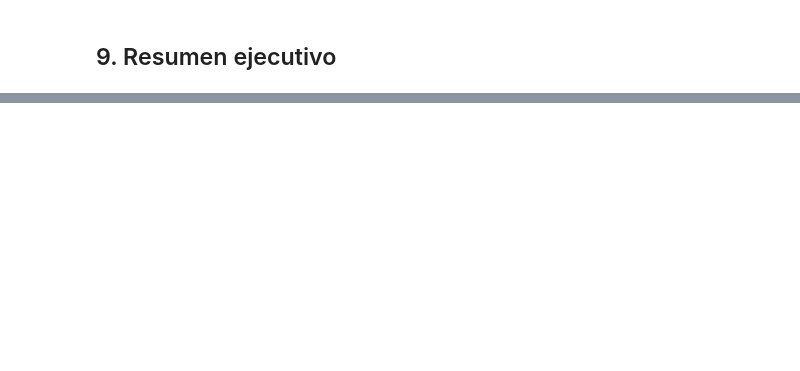
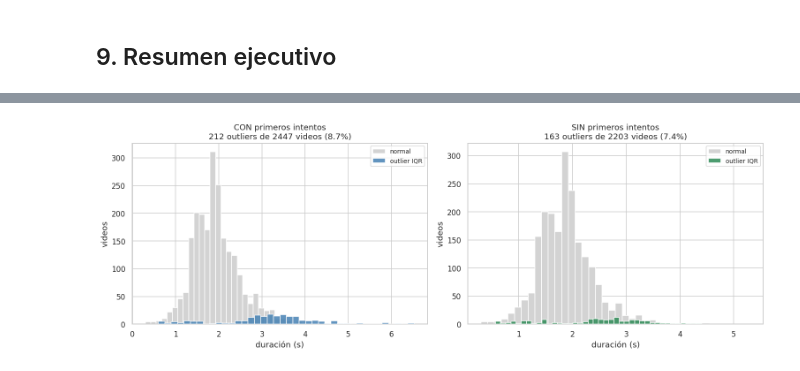
Before and after one commit to CompuPenguins/LSM_a_Esp, a Jupyter notebook: notebooks/eda_lsm_dataset.ipynb, the cells around one changed output, grey strips where cells are left out. Saved outputs shown, nothing was run; the diff lists cells and outputs as text; code cells hidden in the pictures; blank space fills up the shorter version.

```diff
--- a/notebooks/eda_lsm_dataset.ipynb
+++ b/notebooks/eda_lsm_dataset.ipynb
@@ -440,0 +696,26 @@ print('='*55)
+# %%
+fig, axes = plt.subplots(1, 2, figsize=(14, 5))
+
+for ax, df, titulo, color in zip(
+    axes,
+    [df_out, df_sin_primeros],
+    ['CON primeros intentos', 'SIN primeros intentos'],
+    ['steelblue', 'seagreen'],
+):
+    out = df[df['outlier_iqr']]
+    normal = df[~df['outlier_iqr']]
+
+    normal['duration_s'].hist(bins=40, ax=ax, color='lightgrey',
+                               edgecolor='white', label='normal', zorder=2)
+    out['duration_s'].hist(bins=40, ax=ax, color=color,
+                            edgecolor='white', alpha=0.85, label='outlier IQR', zorder=3)
+
+    ax.set_title(f'{titulo}\n{len(out)} outliers de {len(df)} videos ({len(out)/len(df)*100:.1f}%)')
+    ax.set_xlabel('duración (s)')
+    ax.set_ylabel('videos')
+    ax.legend(fontsize=9)
+
+plt.tight_layout()
+plt.show()
+# %% [output]
+[figure, added]
```
Also changed, not shown: parts of 20 cells of this notebook.
